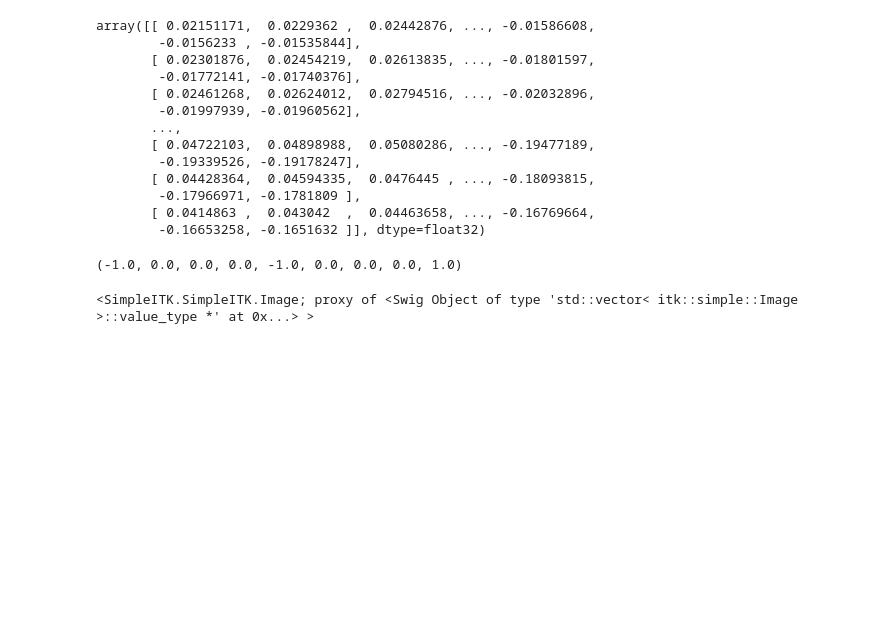
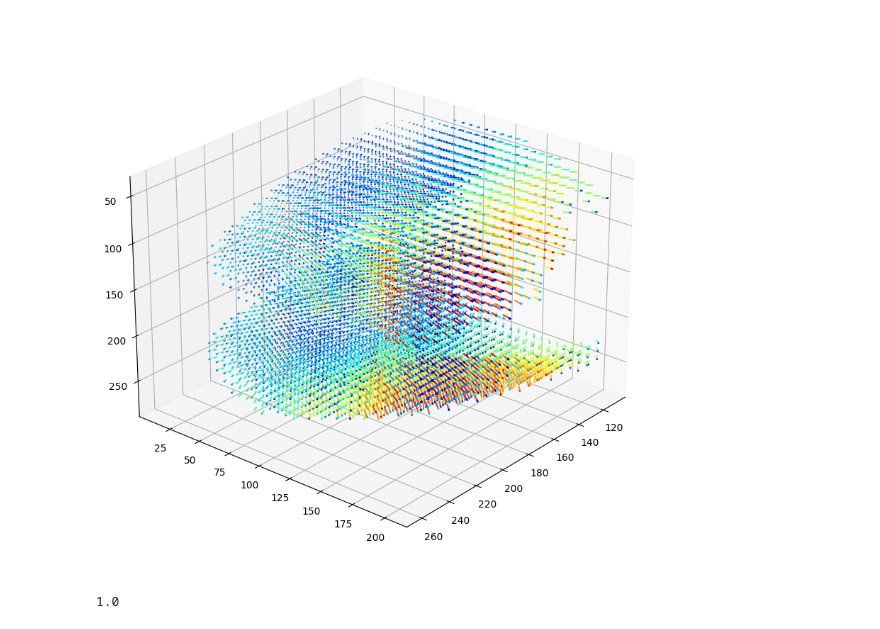
Before and after one commit to joasiee/elastix, a Jupyter notebook: experiments/notebooks/tests.ipynb, the cells around one changed output. Saved outputs shown, nothing was run; the diff lists cells and outputs as text; code cells hidden in the pictures; blank space fills up the shorter version.

```diff
--- a/experiments/notebooks/tests.ipynb
+++ b/experiments/notebooks/tests.ipynb
@@ -114,24 +112,0 @@ qq=plt.quiver(coordsX, coordsY, x, y, M, cmap=plt.cm.jet, units='xy', scale=1, a
-# %%
-df_slice[:,:,1][::-1, ::-1]
-# %% [output]
-array([[ 0.02151171,  0.0229362 ,  0.02442876, ..., -0.01586608,
-        -0.0156233 , -0.01535844],
-       [ 0.02301876,  0.02454219,  0.02613835, ..., -0.01801597,
-        -0.01772141, -0.01740376],
-       [ 0.02461268,  0.02624012,  0.02794516, ..., -0.02032896,
-        -0.01997939, -0.01960562],
-       ...,
-       [ 0.04722103,  0.04898988,  0.05080286, ..., -0.19477189,
-        -0.19339526, -0.19178247],
-       [ 0.04428364,  0.04594335,  0.0476445 , ..., -0.18093815,
-        -0.17966971, -0.1781809 ],
-       [ 0.0414863 ,  0.043042  ,  0.04463658, ..., -0.16769664,
-        -0.16653258, -0.1651632 ]], dtype=float32)
-# %%
-dvf.GetDirection()
-# %% [output]
-(-1.0, 0.0, 0.0, 0.0, -1.0, 0.0, 0.0, 0.0, 1.0)
-# %%
-dvf
-# %% [output]
-<SimpleITK.SimpleITK.Image; proxy of <Swig Object of type 'std::vector< itk::simple::Image >::value_type *' at 0x...> >
@@ -137,0 +115,46 @@ dvf
+# %%
+def plot_dvf_3d(run_result, zoom_f=5, ax=None):
+    if ax is None:
+        ax = plt.figure(figsize=(10, 10)).add_subplot(projection='3d')
+    dvf = np.copy(run_result.dvf)
+    mask = run_result.instance.mask
+    dvf[mask == 0] = np.nan
+
+    size = run_result.instance.size
+    spacing = run_result.instance.spacing
+    direction = run_result.instance.direction
+    inv_mapping = {0: 2, 1: 1, 2: 0}
+
+    direction = np.array(direction).reshape((3,3))
+    voxel_to_physical = direction
+    physical_to_voxel = np.linalg.inv(voxel_to_physical)
+
+    dvf = dvf[::zoom_f,::zoom_f,::zoom_f,:]
+
+    for p in np.ndindex(dvf.shape[:3]):
+        dvf[p] = physical_to_voxel @ dvf[p]
+
+    coordsX = np.arange(0, size[0] * spacing[0], size[0] * spacing[0] / float(dvf.shape[inv_mapping[0]]))
+    coordsY = np.arange(0, size[1] * spacing[1], size[1] * spacing[1] / float(dvf.shape[inv_mapping[1]]))
+    coordsZ = np.arange(0, size[2] * spacing[2], size[2] * spacing[2] / float(dvf.shape[inv_mapping[2]]))
+    X, Y, Z = np.meshgrid(coordsZ, coordsY, coordsX, indexing='ij')
+    x, y, z = dvf[:,:,:,0], dvf[:,:,:,1], dvf[:,:,:,2]
+
+    M = np.sqrt(x*x+y*y+z*z)
+    M = M[~np.isnan(M)]
+
+    q = ax.quiver(X, Y, Z, x, y, z, cmap='jet')
+    q.set_array(M.flatten())
+
+    ax.invert_zaxis()
+    ax.view_init(25, 40)
+
+    return ax.get_figure()
+# %%
+M = plot_dvf_3d(run_result, zoom_f=5)
+# %% [output]
+[figure, added]
+# %%
+M.max()
+# %% [output]
+1.0
```
Also changed, not shown: parts of 6 cells of this notebook, 3 other files.
